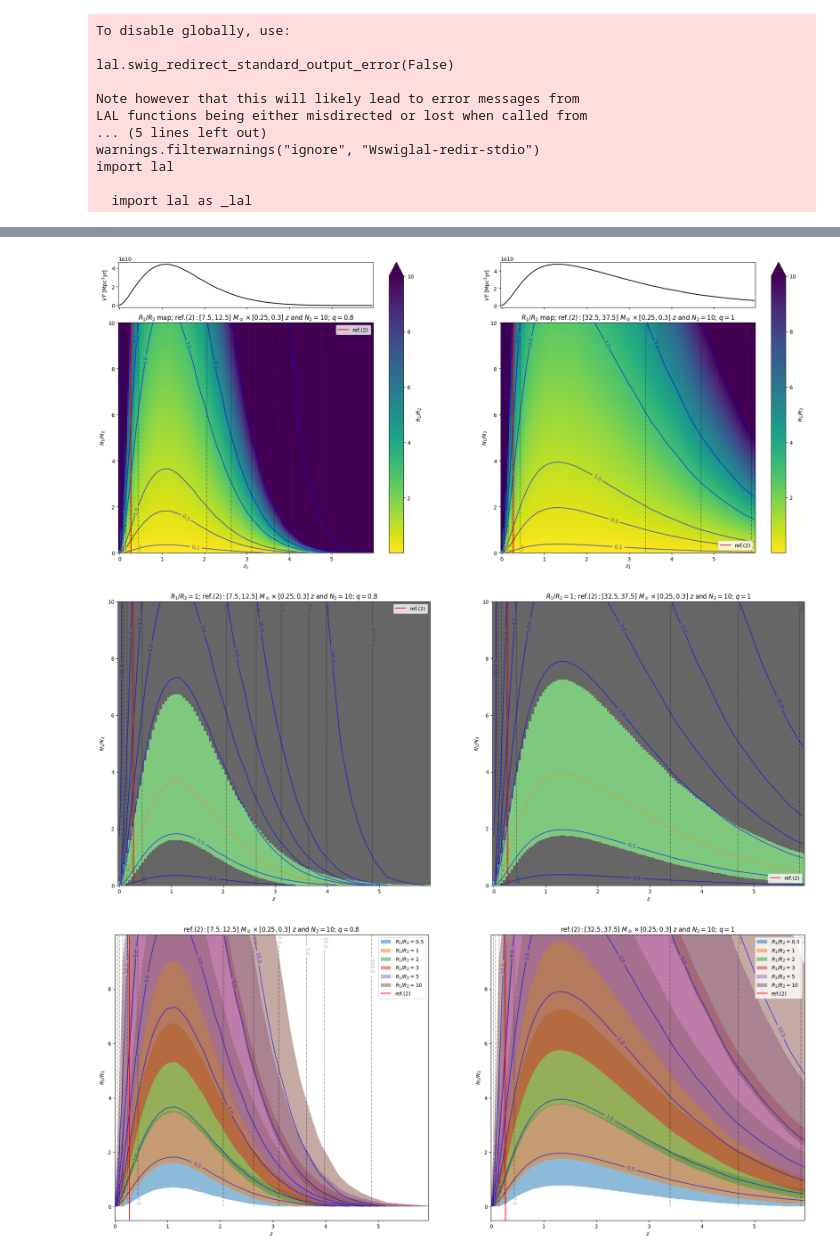
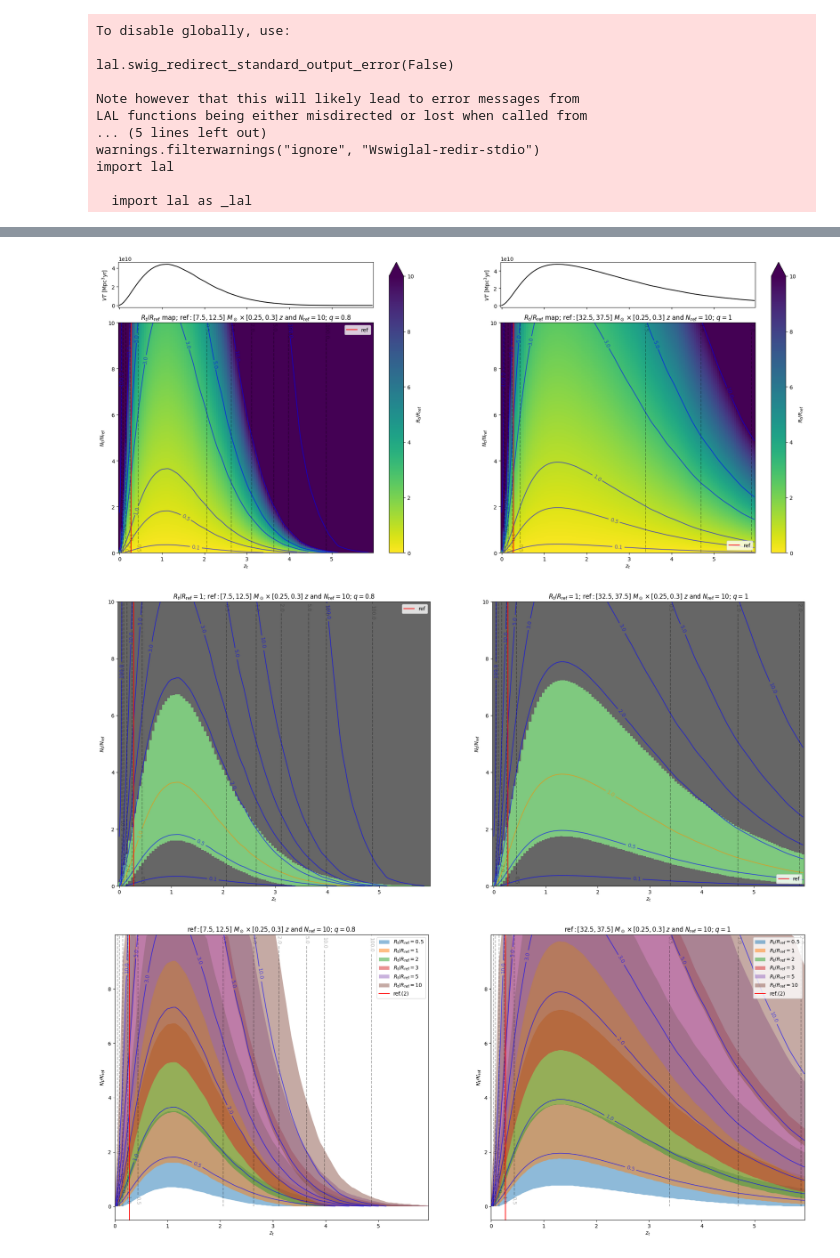
Before and after one commit to F3Solid/master_thesis, a Jupyter notebook: bin_comparison_map_2.ipynb, the cells around one changed output, grey strips where cells are left out. Cells and saved outputs as stored; diff of their text form; code cells hidden in the pictures.

```diff
--- a/bin_comparison_map_2.ipynb
+++ b/bin_comparison_map_2.ipynb
@@ -114,58 +114,58 @@ for ax, key in zip(axes, m_keys):
     divider = make_axes_locatable(ax)
 
     ax_VT = divider.append_axes('top', 1.2, pad=0.4, sharex=ax)
     ax_VT.tick_params(labelbottom=False)
 
-    ax.set_title(r'$R_1 / R_2$ map; $\text{{ref.(2)}}: [{0}, {1}]\ M_\odot \times [{2}, {3}]\ z$ and $N_2 = {4}$; $q = {5}$'.format(bin2_ref[key].minf,
-                                                                                                                                    bin2_ref[key].msup,
-                                                                                                                                    bin2_ref[key].zinf,
-                                                                                                                                    np.format_float_positional(bin2_ref[key].zsup, 3),
-                                                                                                                                    N2_ref[key],
-                                                                                                                                    q[key]))
-    ax.set_xlabel(r'$z_1$')
-    ax.set_ylabel(r'$N_1 / N_2$')
+    ax.set_title(r'$R_t / R_\text{{ref}}$ map; $\text{{ref}}: [{0}, {1}]\ M_\odot \times [{2}, {3}]\ z$ and $N_\text{{ref}} = {4}$; $q = {5}$'.format(bin2_ref[key].minf,
+                                                                                                                                                      bin2_ref[key].msup,
+                                                                                                                                                      bin2_ref[key].zinf,
+                                                                                                                                                      np.format_float_positional(bin2_ref[key].zsup, 3),
+                                                                                                                                                      N2_ref[key],
+                                                                                                                                                      q[key]))
+    ax.set_xlabel(r'$z_t$')
+    ax.set_ylabel(r'$N_t / N_\text{ref}$')
 
     # R1/R2 color map
     cmap = plt.colormaps['viridis_r']
     im = ax.pcolormesh(zinf_axis[key], N1_N2_axis[key], R1_R2_CI_array[key][:, :, 1],
-                       cmap=cmap, norm=mpl.colors.Normalize(vmin=np.min(R1_R2_CI_array[key][:, :, 1]), vmax=10))
-    fig.colorbar(im, ax=ax, label=r'$R_1 / R_2$', extend='max')
+                       cmap=cmap, norm=mpl.colors.Normalize(vmin=0, vmax=10))
+    fig.colorbar(im, ax=ax, label=r'$R_t / R_\text{ref}$', extend='max')
 
     # R1/R2 Contour levels
     cf = ax.contour(zinf_axis[key], N1_N2_axis[key], R1_R2_CI_array[key][:, :, 1],
                     levels=[0.1, 0.5, 1, 3, 5, 10, 100], colors='blue', alpha=0.6)
     ax.clabel(cf)
 
     # a contour levels
     cf = ax.contour(zinf_axis[key], N1_N2_axis[key], R1_R2_a_array[key],
                     levels=[0.5, 1, 2, 5, 10, 100], colors='black', linestyles='--', alpha=0.3)
     ax.clabel(cf)
 
     # Reference line for the reference bin
-    ax.axvline((bin2_ref[key].zinf + bin2_ref[key].zsup) / 2, color='red', label='ref.(2)')
+    ax.axvline((bin2_ref[key].zinf + bin2_ref[key].zsup) / 2, color='red', label='ref')
 
     ax_VT.set_ylabel(r'$VT\ [\text{Mpc}^3 \text{yr}]$')
 
     ax_VT.plot(zinf_axis[key], [bin.VT for bin in bins_axis[key]], color='black')
 
     ax.legend()
 
 plt.show()
 # %% [output]
-[figure, old version]
+[figure, new version]
 # %%
 fig, axes = plt.subplots(1, 2, figsize=(24, 10))
 
 for ax, key in zip(axes, m_keys):
-    ax.set_title(r'$R_1 / R_2 = {6}$; $\text{{ref.(2)}}: [{0}, {1}]\ M_\odot \times [{2}, {3}]\ z$ and $N_2 = {4}$; $q = {5}$'.format(bin2_ref[key].minf,
-                                                                                                                                      bin2_ref[key].msup,
-                                                                                                                                      bin2_ref[key].zinf,
-                                                                                                                                      np.format_float_positional(bin2_ref[key].zsup, 3),
-                                                                                                                                      N2_ref[key],
-                                                                                                                                      q[key],
-                                                                                                                                      R1_R2_ref))
-    ax.set_xlabel(r'$z$')
-    ax.set_ylabel(r'$N_1 / N_2$')
+    ax.set_title(r'$R_t / R_\text{{ref}} = {6}$; $\text{{ref}}: [{0}, {1}]\ M_\odot \times [{2}, {3}]\ z$ and $N_\text{{ref}} = {4}$; $q = {5}$'.format(bin2_ref[key].minf,
+                                                                                                                                                        bin2_ref[key].msup,
+                                                                                                                                                        bin2_ref[key].zinf,
+                                                                                                                                                        np.format_float_positional(bin2_ref[key].zsup, 3),
+                                                                                                                                                        N2_ref[key],
+                                                                                                                                                        q[key],
+                                                                                                                                                        R1_R2_ref))
+    ax.set_xlabel(r'$z_t$')
+    ax.set_ylabel(r'$N_t / N_\text{ref}$')
 
     # R1/R2 color map
     cmap = plt.colormaps['Accent_r']
@@ -186,13 +186,13 @@ for ax, key in zip(axes, m_keys):
     ax.clabel(cf)
 
     # Reference line for the reference bin
-    ax.axvline((bin2_ref[key].zinf + bin2_ref[key].zsup) / 2, color='red', label='ref.(2)')
+    ax.axvline((bin2_ref[key].zinf + bin2_ref[key].zsup) / 2, color='red', label='ref')
 
     ax.legend()
 
 plt.show()
 # %% [output]
-[figure, old version]
+[figure, new version]
 # %%
 fig, axes = plt.subplots(1, 2, figsize=(24, 10))
 
```
Also changed, not shown: parts of 6 cells of this notebook.
